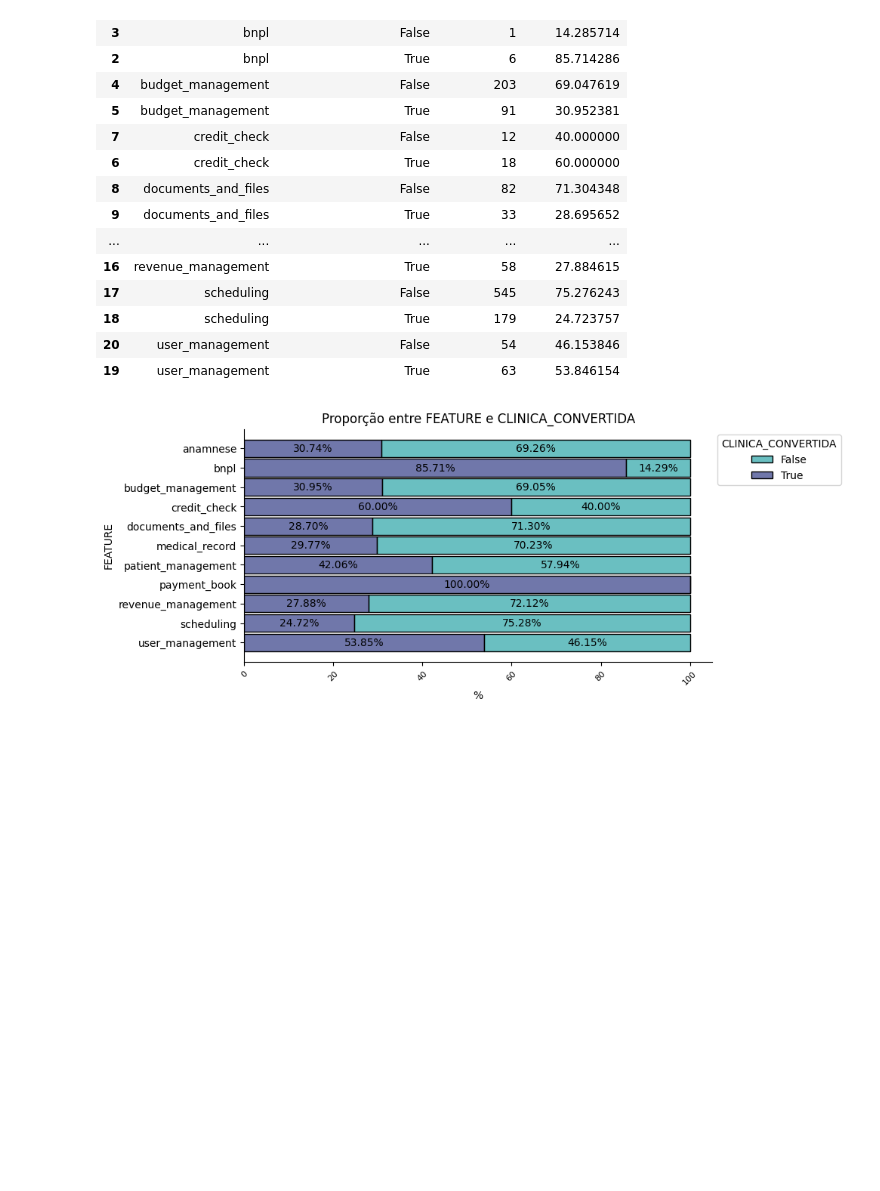
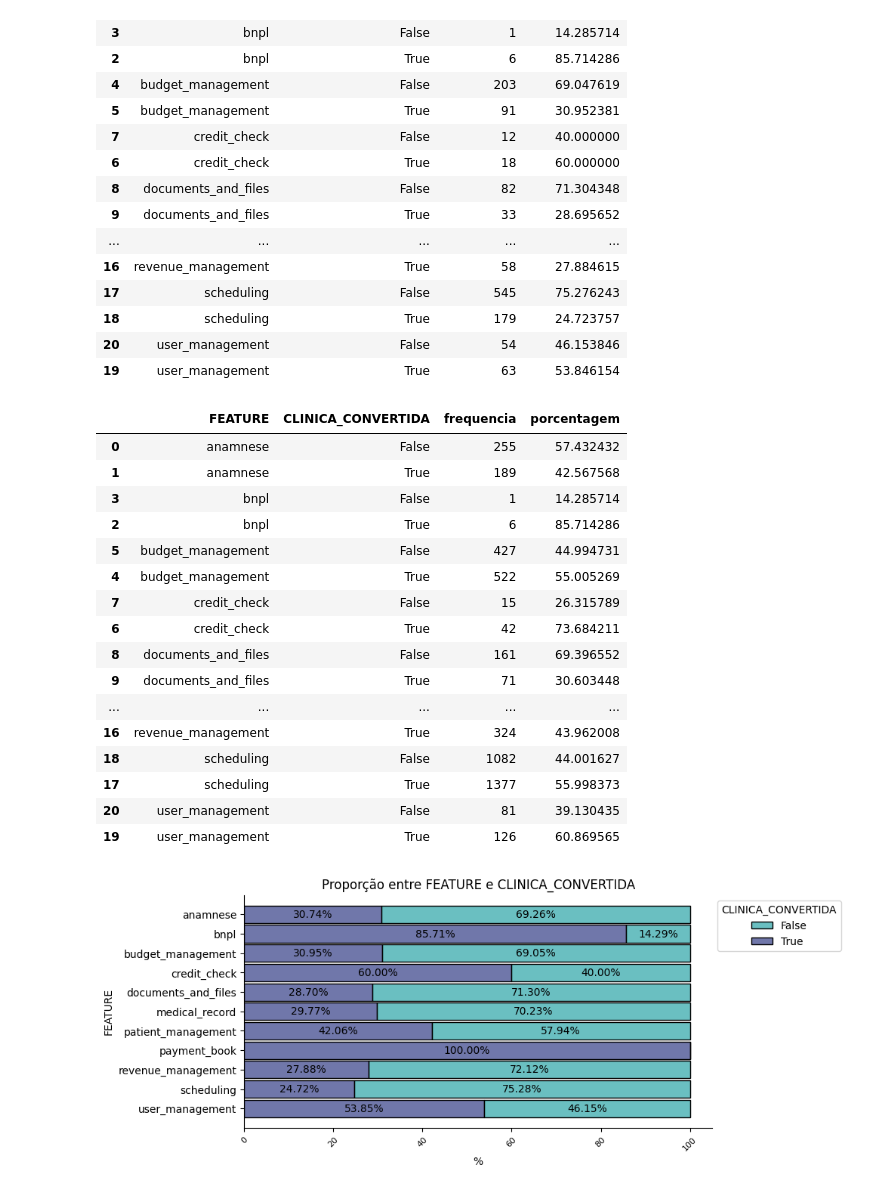
Before and after one commit to AAndreo/Aquisicao.Clinicas, a Jupyter notebook: aquisicao_clinicas/metricas.ipynb, the cells around one changed output. Saved outputs shown, nothing was run; the diff lists cells and outputs as text; code cells hidden in the pictures; blank space fills up the shorter version.

```diff
--- a/aquisicao_clinicas/metricas.ipynb
+++ b/aquisicao_clinicas/metricas.ipynb
@@ -391,6 +391,26 @@ lib.grpby_2cat(dataframe=df_real.loc[(df_real['IS_VALID_ACTIVITY'])].drop_duplic
 | 18 | scheduling | True | 179 | 24.723757 |
 | 20 | user_management | False | 54 | 46.153846 |
 | 19 | user_management | True | 63 | 53.846154 |
+# %%
+lib.grpby_2cat(dataframe=df_real.loc[(df_real['IS_VALID_ACTIVITY'])], coluna1='FEATURE', coluna2='CLINICA_CONVERTIDA')
+# %% [output]
+|  | FEATURE | CLINICA_CONVERTIDA | frequencia | porcentagem |
+| 0 | anamnese | False | 255 | 57.432432 |
+| 1 | anamnese | True | 189 | 42.567568 |
+| 3 | bnpl | False | 1 | 14.285714 |
+| 2 | bnpl | True | 6 | 85.714286 |
+| 5 | budget_management | False | 427 | 44.994731 |
+| 4 | budget_management | True | 522 | 55.005269 |
+| 7 | credit_check | False | 15 | 26.315789 |
+| 6 | credit_check | True | 42 | 73.684211 |
+| 8 | documents_and_files | False | 161 | 69.396552 |
+| 9 | documents_and_files | True | 71 | 30.603448 |
+| ... | ... | ... | ... | ... |
+| 16 | revenue_management | True | 324 | 43.962008 |
+| 18 | scheduling | False | 1082 | 44.001627 |
+| 17 | scheduling | True | 1377 | 55.998373 |
+| 20 | user_management | False | 81 | 39.130435 |
+| 19 | user_management | True | 126 | 60.869565 |
 # %%
 lib.plot_relacao_entre_2cat(dataframe=df_real.loc[(df_real['IS_VALID_ACTIVITY'])].drop_duplicates(subset=['FEATURE','CLINIC_ID']), coluna1='FEATURE', coluna2='CLINICA_CONVERTIDA', orient='h')
 # %% [output]
```
